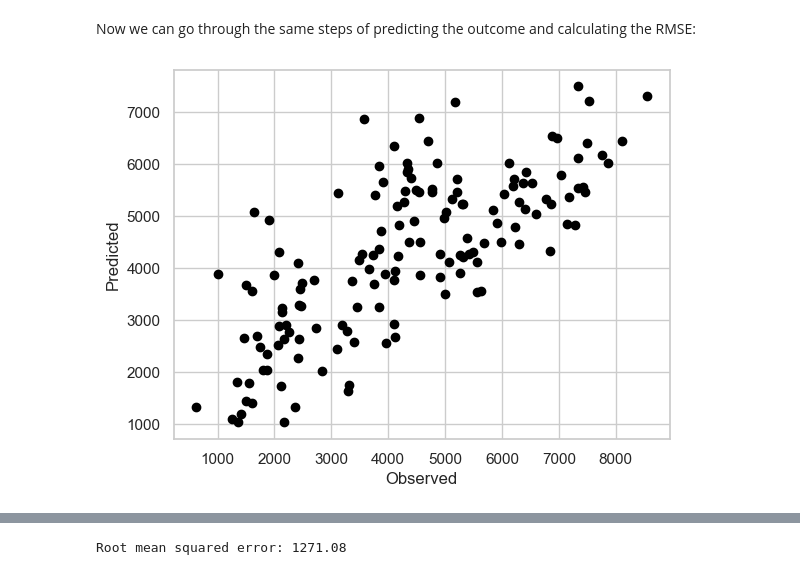
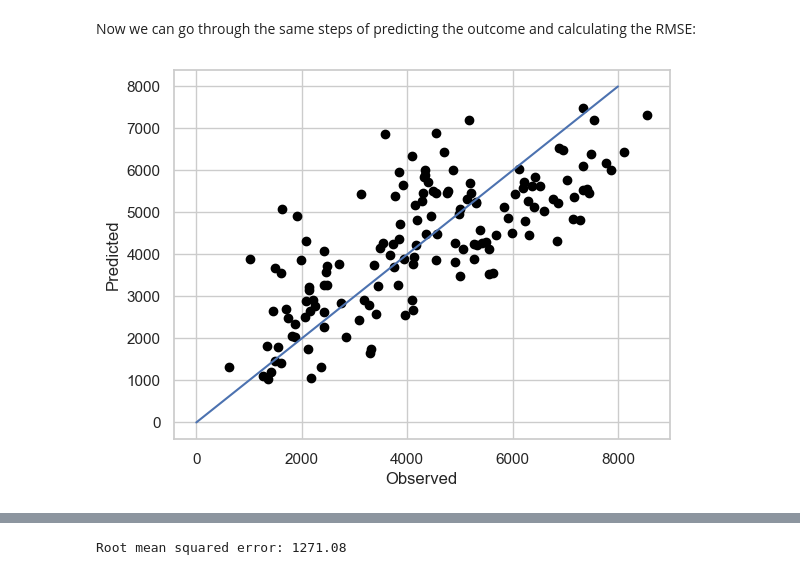
Before and after one commit to simonbrewer/MAGIC_AI_Workshop, a Jupyter notebook: Lab01_IntroML/MAGIC_01_IntroML.ipynb, the cells around one changed output, grey strips where cells are left out. Saved outputs shown, nothing was run; the diff lists cells and outputs as text; code cells hidden in the pictures.

```diff
--- a/Lab01_IntroML/MAGIC_01_IntroML.ipynb
+++ b/Lab01_IntroML/MAGIC_01_IntroML.ipynb
@@ -291,8 +301,9 @@ Now we can go through the same steps of predicting the outcome and calculating t
 # %%
 y_test_pred = rf.predict(X_test)
 plt.scatter(y_test, y_test_pred,  color='black')
 plt.xlabel("Observed")
 plt.ylabel("Predicted")
+plt.plot([0, 8000], [0, 8000])
 plt.show()
 # %% [output]
-[figure, old version]
+[figure, new version]
```
Also changed, not shown: parts of 98 cells of this notebook.
